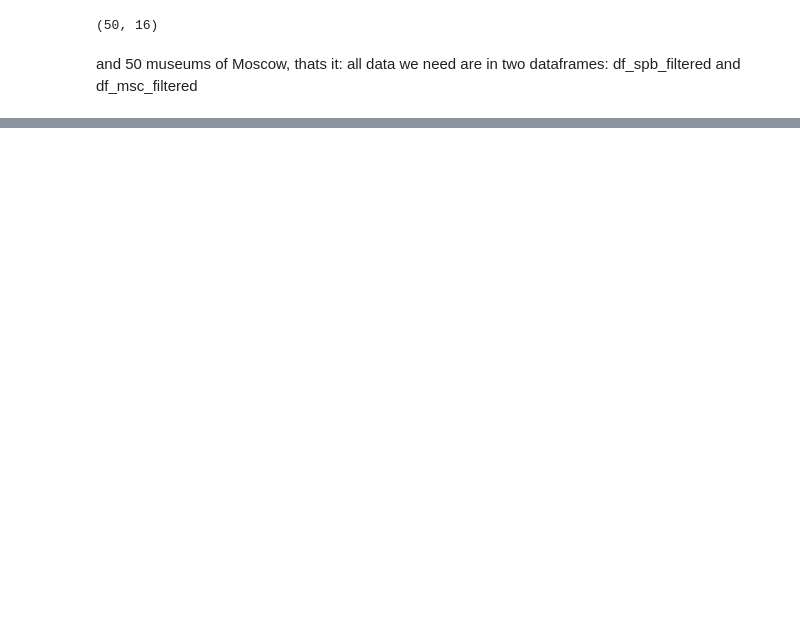
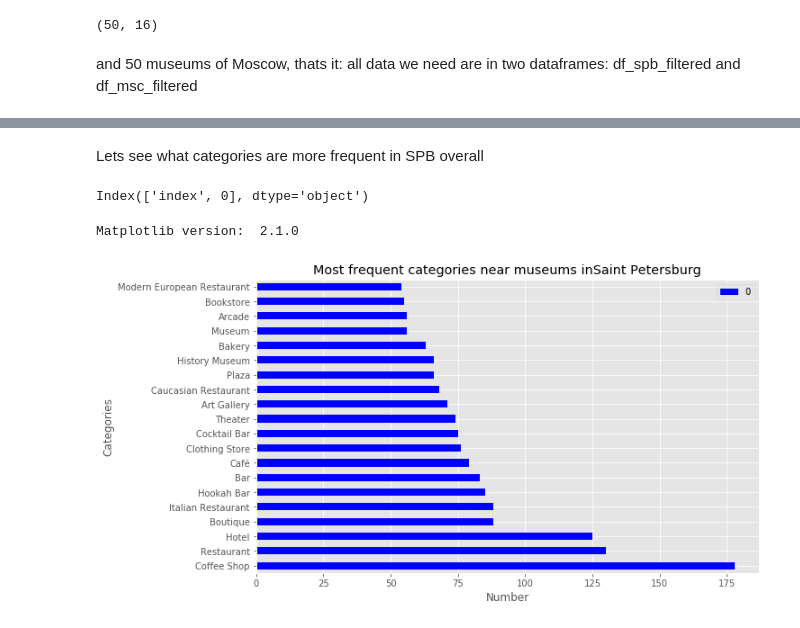
Before and after one commit to Alena-Gurina/Coursera-capstone-project, a Jupyter notebook: Capstone Project.ipynb, the cells around one changed output, grey strips where cells are left out. Saved outputs shown, nothing was run; the diff lists cells and outputs as text; code cells hidden in the pictures; blank space fills up the shorter version.

```diff
--- a/Capstone Project.ipynb
+++ b/Capstone Project.ipynb
@@ -163,0 +339,39 @@ and 50 museums of Moscow, thats it: all data we need are in two dataframes: df_s
+# %% [markdown]
+Lets see what categories are more frequent in SPB overall
+# %%
+fr_spb = spb_onehot.astype(bool).sum(axis=0).reset_index()
+fr_spb.columns
+# %% [output]
+Index(['index', 0], dtype='object')
+# %%
+fr_spb.sort_values([0], ascending=False, axis=0, inplace=True)
+# %%
+fr_spb.replace("Neighborhood",np.nan,inplace = True)
+fr_spb.dropna(subset=["index"], axis=0,inplace=True)
+fr20_spb=fr_spb.head(20)
+# %%
+fr20_spb.set_index('index',inplace=True)
+# %%
+# use the inline backend to generate the plots within the browser
+%matplotlib inline
+
+import matplotlib as mpl
+import matplotlib.pyplot as plt
+
+mpl.style.use('ggplot') # optional: for ggplot-like style
+
+# check for latest version of Matplotlib
+print ('Matplotlib version: ', mpl.__version__)
+# %% [output]
+Matplotlib version:  2.1.0
+# %%
+fr20_spb.plot(kind ='barh',
+            figsize=(10, 6),color='blue'
+        )
+plt.title('Most frequent categories near museums inSaint Petersburg')
+plt.ylabel('Categories')
+plt.xlabel('Number')
+
+plt.show()
+# %% [output]
+[figure, added]
```
Also changed, not shown: parts of 96 cells of this notebook.
